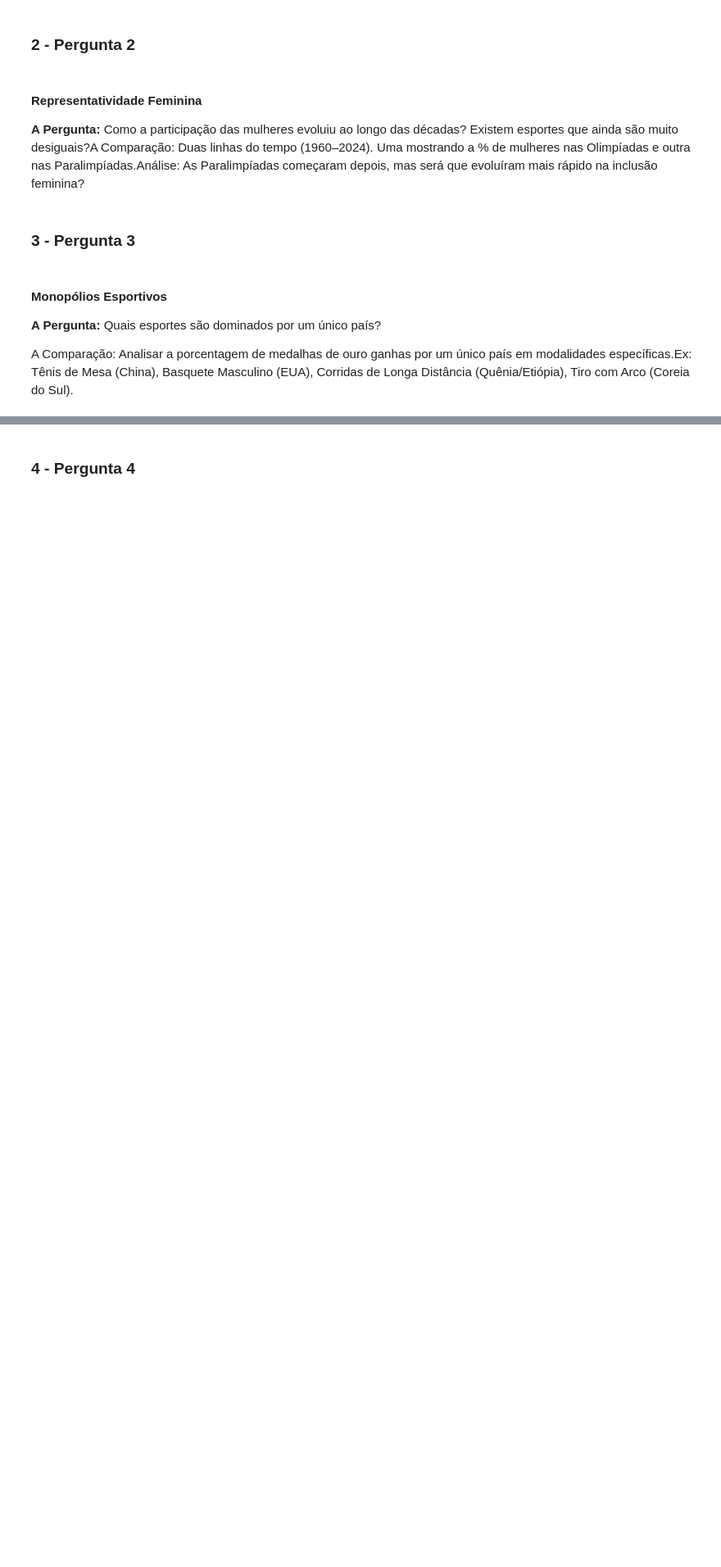
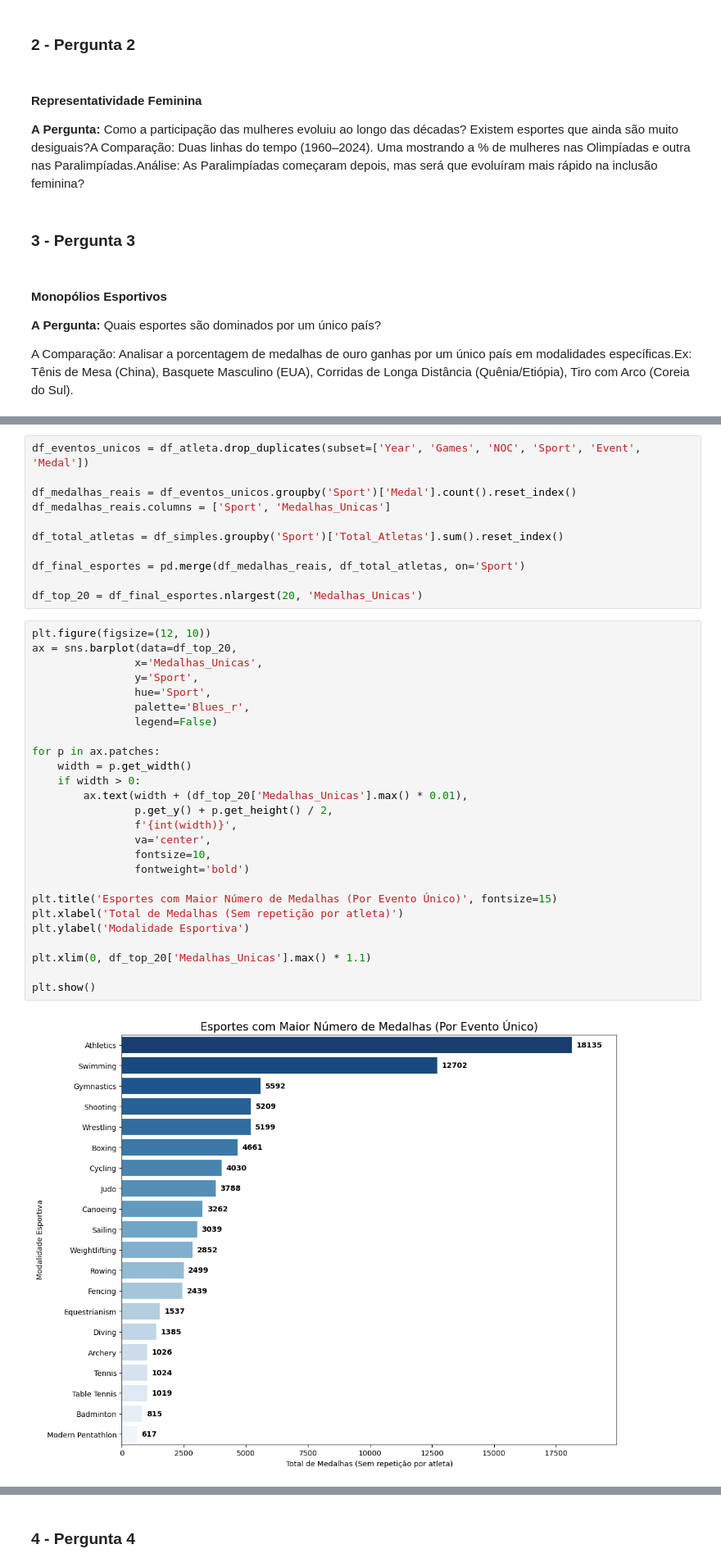
Before and after one commit to ClaraCaldas/Projeto-ICD, a Jupyter notebook: RELATORIO.ipynb, the cells around one changed output, grey strips where cells are left out. Shown at 82% size. Drawn from its saved outputs; the diff is of its cells as text; blank space fills up the shorter version.

```diff
--- a/RELATORIO.ipynb
+++ b/RELATORIO.ipynb
@@ -232,0 +348,39 @@ df_paraolimpiadas.to_csv('paralimpiada_medalhas_arrumado.csv', index=False, enco
+# %%
+df_eventos_unicos = df_atleta.drop_duplicates(subset=['Year', 'Games', 'NOC', 'Sport', 'Event', 'Medal'])
+
+df_medalhas_reais = df_eventos_unicos.groupby('Sport')['Medal'].count().reset_index()
+df_medalhas_reais.columns = ['Sport', 'Medalhas_Unicas']
+
+df_total_atletas = df_simples.groupby('Sport')['Total_Atletas'].sum().reset_index()
+
+df_final_esportes = pd.merge(df_medalhas_reais, df_total_atletas, on='Sport')
+
+df_top_20 = df_final_esportes.nlargest(20, 'Medalhas_Unicas')
+# %%
+plt.figure(figsize=(12, 10))
+ax = sns.barplot(data=df_top_20,
+                x='Medalhas_Unicas',
+                y='Sport',
+                hue='Sport',
+                palette='Blues_r',
+                legend=False)
+
+for p in ax.patches:
+    width = p.get_width()
+    if width > 0:
+        ax.text(width + (df_top_20['Medalhas_Unicas'].max() * 0.01),
+                p.get_y() + p.get_height() / 2,
+                f'{int(width)}',
+                va='center',
+                fontsize=10,
+                fontweight='bold')
+
+plt.title('Esportes com Maior Número de Medalhas (Por Evento Único)', fontsize=15)
+plt.xlabel('Total de Medalhas (Sem repetição por atleta)')
+plt.ylabel('Modalidade Esportiva')
+
+plt.xlim(0, df_top_20['Medalhas_Unicas'].max() * 1.1)
+
+plt.show()
+# %% [output]
+[figure, added]
```
Also changed, not shown: parts of 48 cells of this notebook, 1 other file.
